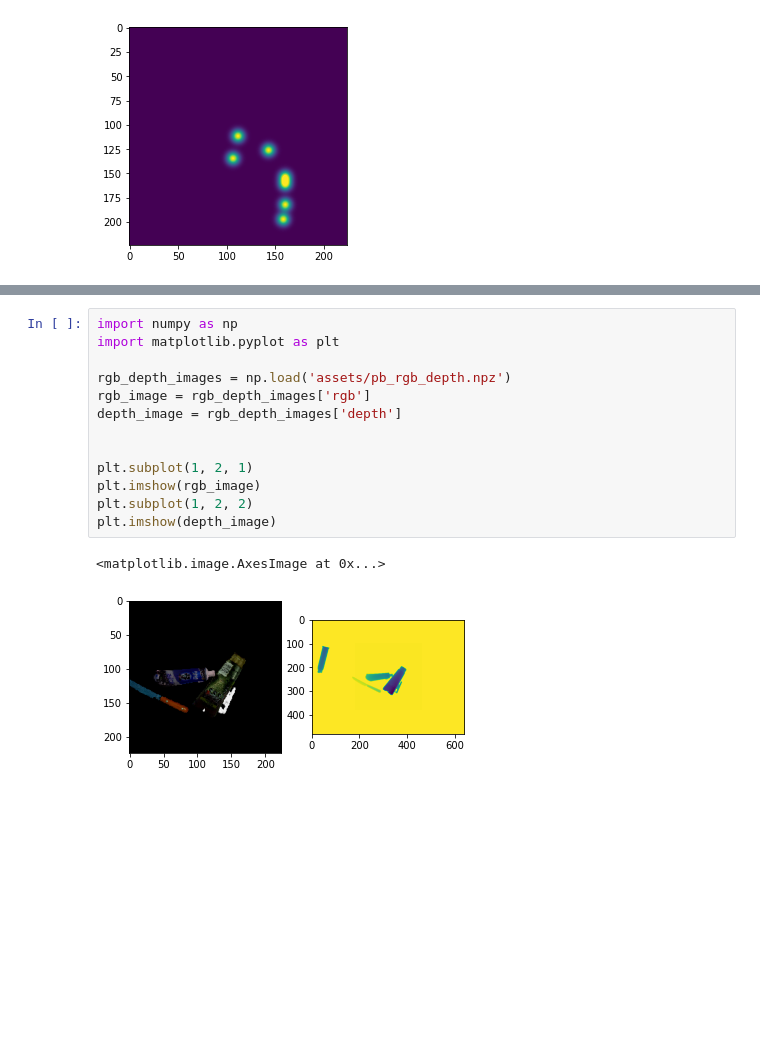
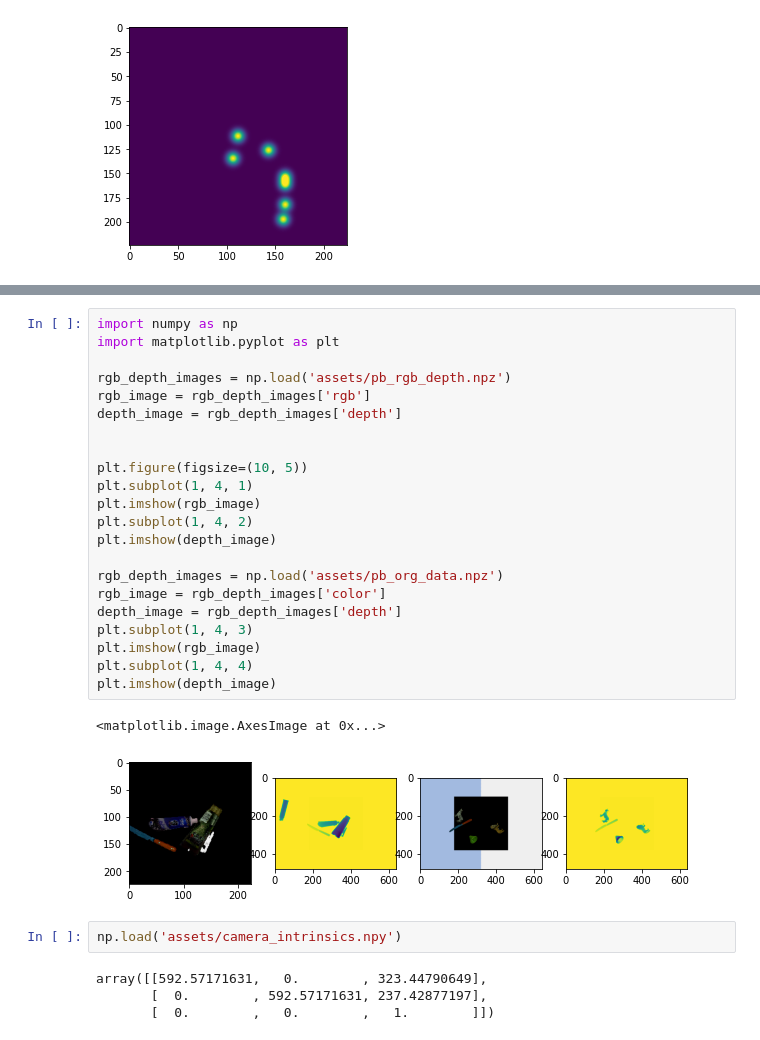
Before and after one commit to yuanmingqi/SAMG, a Jupyter notebook: process.ipynb, the cells around one changed output, grey strips where cells are left out. Drawn from its saved outputs; the diff is of its cells as text; blank space fills up the shorter version.

```diff
--- a/process.ipynb
+++ b/process.ipynb
@@ -168,16 +209,31 @@ plt.imshow(hmap)
 # %%
 import numpy as np
 import matplotlib.pyplot as plt
 
 rgb_depth_images = np.load('assets/pb_rgb_depth.npz')
 rgb_image = rgb_depth_images['rgb']
 depth_image = rgb_depth_images['depth']
 
 
-plt.subplot(1, 2, 1)
+plt.figure(figsize=(10, 5))
+plt.subplot(1, 4, 1)
 plt.imshow(rgb_image)
-plt.subplot(1, 2, 2)
+plt.subplot(1, 4, 2)
 plt.imshow(depth_image)
+
+rgb_depth_images = np.load('assets/pb_org_data.npz')
+rgb_image = rgb_depth_images['color']
+depth_image = rgb_depth_images['depth']
+plt.subplot(1, 4, 3)
+plt.imshow(rgb_image)
+plt.subplot(1, 4, 4)
+plt.imshow(depth_image)
 # %% [output]
 <matplotlib.image.AxesImage at 0x...>
-[figure, old version]
+[figure, new version]
+# %%
+np.load('assets/camera_intrinsics.npy')
+# %% [output]
+array([[592.57171631,   0.        , 323.44790649],
+       [  0.        , 592.57171631, 237.42877197],
+       [  0.        ,   0.        ,   1.        ]])
```
Also changed, not shown: parts of 9 cells of this notebook, 6 other files.
